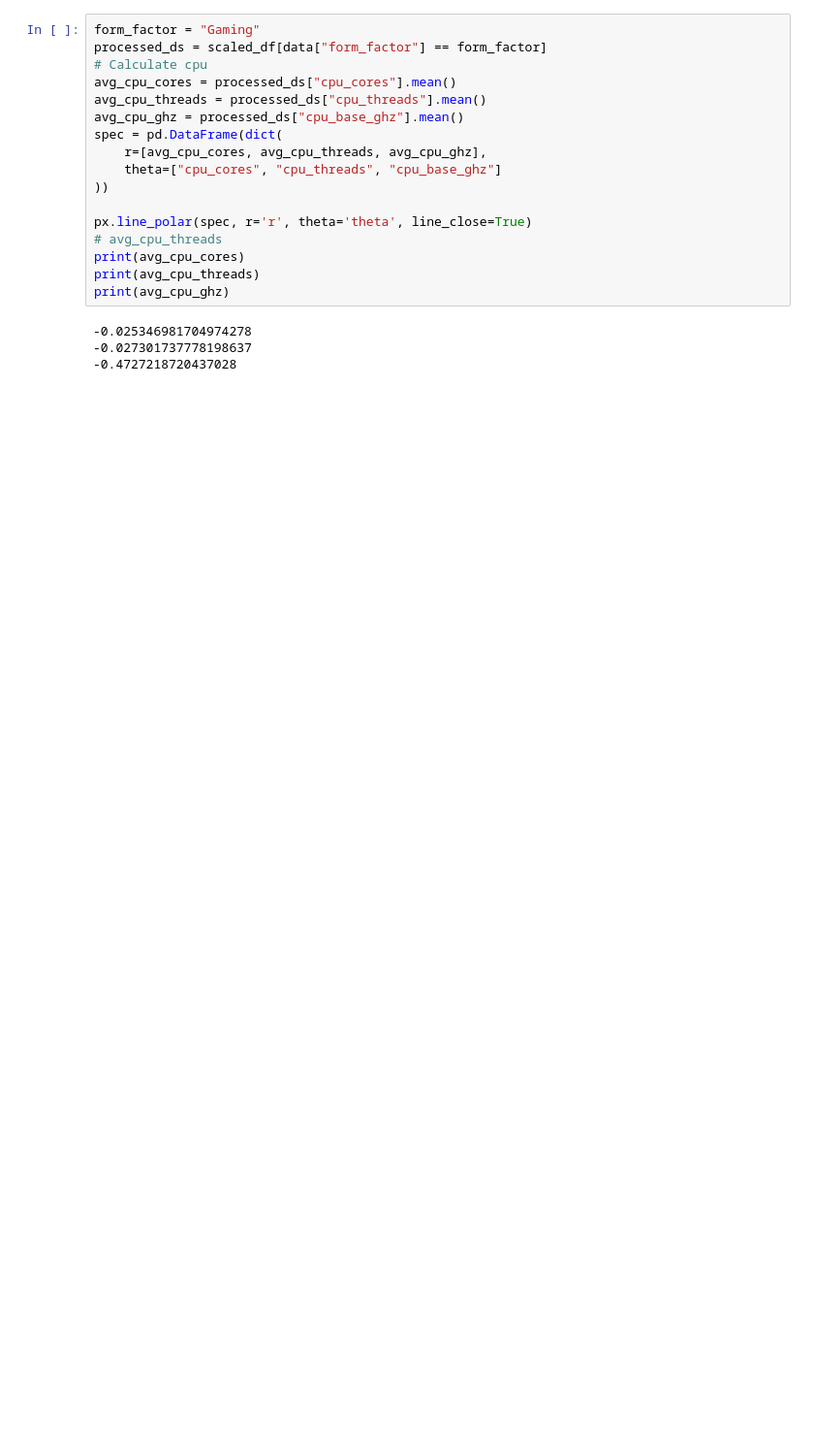
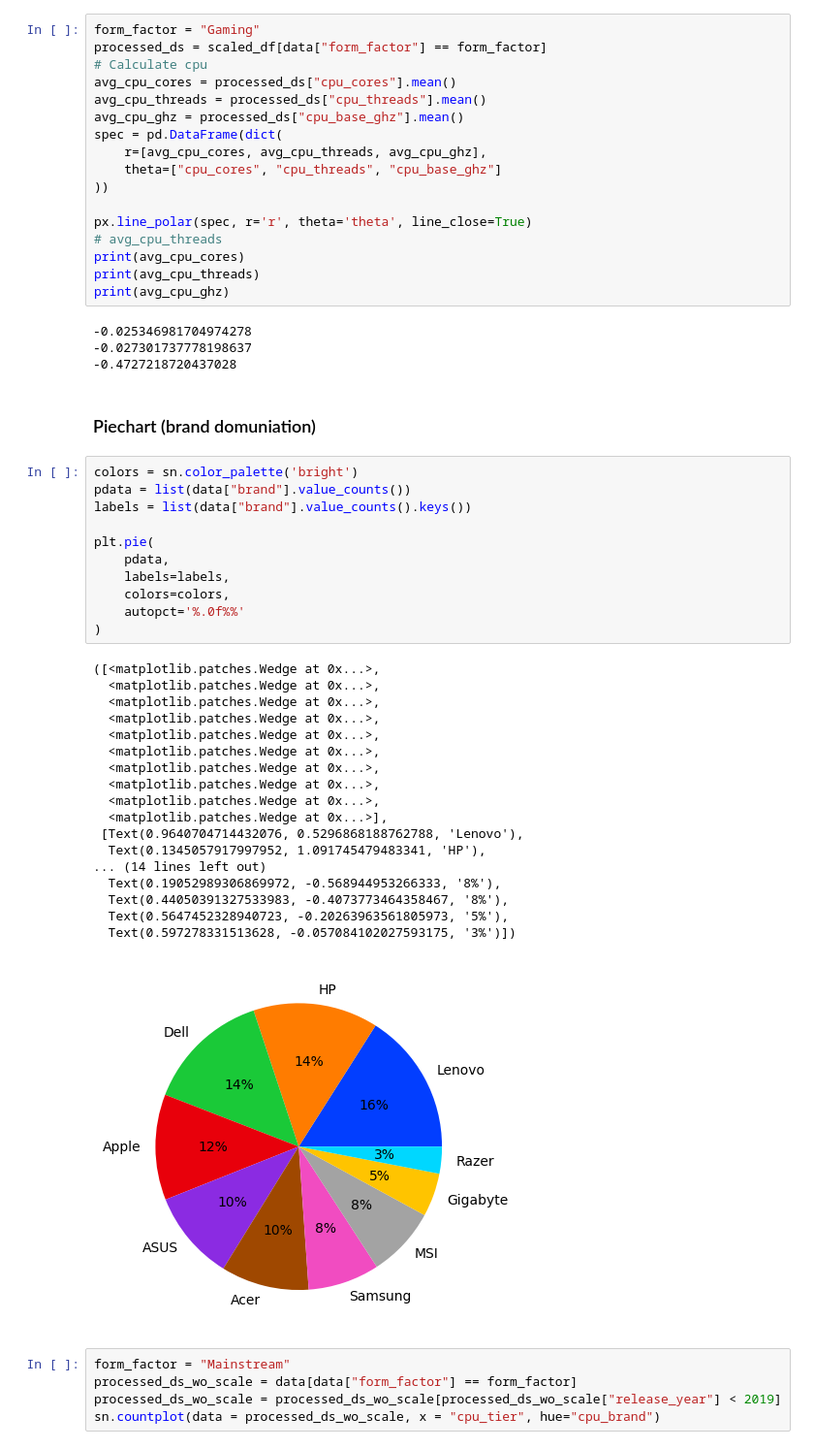
Before and after one commit to xeflore1/CSE478-Course-Project, a Jupyter notebook: dataset_eda.ipynb, the cells around one changed output. Shown at 97% size. Saved outputs shown, nothing was run; the diff lists cells and outputs as text; blank space fills up the shorter version.

```diff
--- a/dataset_eda.ipynb
+++ b/dataset_eda.ipynb
@@ -209,3 +197,40 @@ print(avg_cpu_ghz)
 -0.025346981704974278
 -0.027301737778198637
 -0.4727218720437028
+# %% [markdown]
+### Piechart (brand domuniation)
+# %%
+colors = sn.color_palette('bright')
+pdata = list(data["brand"].value_counts())
+labels = list(data["brand"].value_counts().keys())
+
+plt.pie(
+    pdata,
+    labels=labels,
+    colors=colors,
+    autopct='%.0f%%'
+)
+# %% [output]
+([<matplotlib.patches.Wedge at 0x...>,
+  <matplotlib.patches.Wedge at 0x...>,
+  <matplotlib.patches.Wedge at 0x...>,
+  <matplotlib.patches.Wedge at 0x...>,
+  <matplotlib.patches.Wedge at 0x...>,
+  <matplotlib.patches.Wedge at 0x...>,
+  <matplotlib.patches.Wedge at 0x...>,
+  <matplotlib.patches.Wedge at 0x...>,
+  <matplotlib.patches.Wedge at 0x...>,
+  <matplotlib.patches.Wedge at 0x...>],
+ [Text(0.9640704714432076, 0.5296868188762788, 'Lenovo'),
+  Text(0.1345057917997952, 1.091745479483341, 'HP'),
+... (14 lines left out)
+  Text(0.19052989306869972, -0.568944953266333, '8%'),
+  Text(0.44050391327533983, -0.4073773464358467, '8%'),
+  Text(0.5647452328940723, -0.20263963561805973, '5%'),
+  Text(0.597278331513628, -0.057084102027593175, '3%')])
+[figure, added]
+# %%
+form_factor = "Mainstream"
+processed_ds_wo_scale = data[data["form_factor"] == form_factor]
+processed_ds_wo_scale = processed_ds_wo_scale[processed_ds_wo_scale["release_year"] < 2019]
+sn.countplot(data = processed_ds_wo_scale, x = "cpu_tier", hue="cpu_brand")
```
Also changed, not shown: parts of 8 cells of this notebook, 2 other files.
